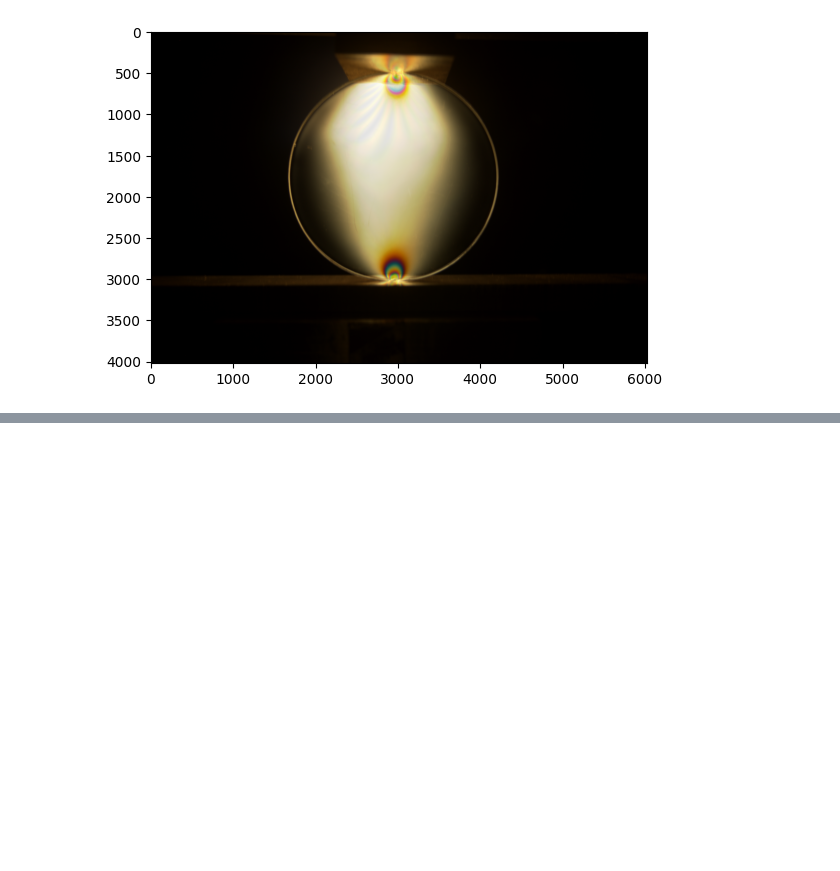
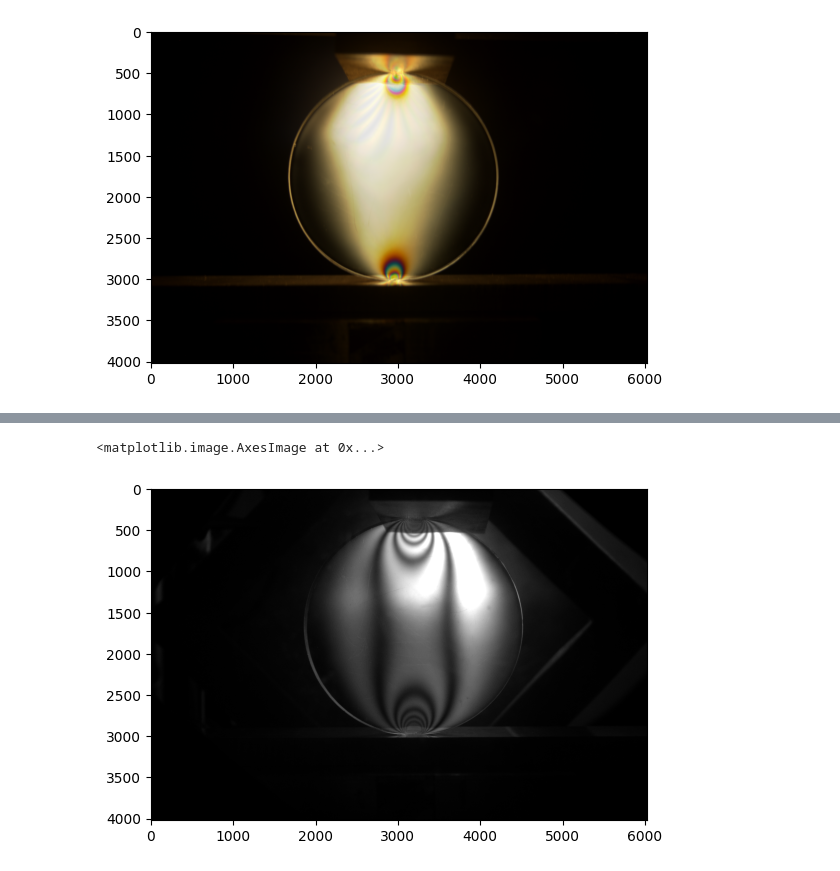
Before and after one commit to fs-bullard/photoelasticity, a Jupyter notebook: test.ipynb, the cells around one changed output, grey strips where cells are left out. Saved outputs shown, nothing was run; the diff lists cells and outputs as text; code cells hidden in the pictures; blank space fills up the shorter version.

```diff
--- a/test.ipynb
+++ b/test.ipynb
@@ -46,0 +65,5 @@ plt.imshow(img_sum)
+# %%
+plt.imshow(img_no_isoclin[:,:,1], cmap='gray')
+# %% [output]
+<matplotlib.image.AxesImage at 0x...>
+[figure, added]
```
Also changed, not shown: parts of 11 cells of this notebook, 2 other files.
